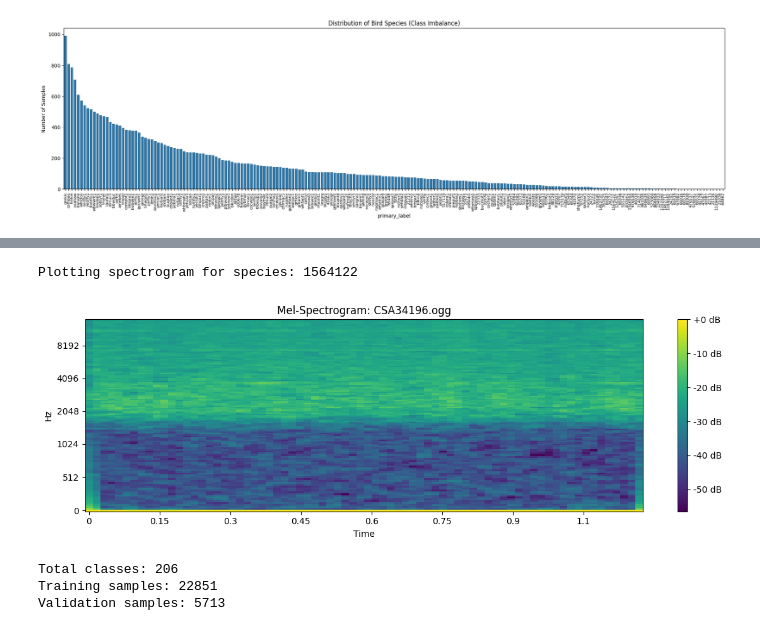
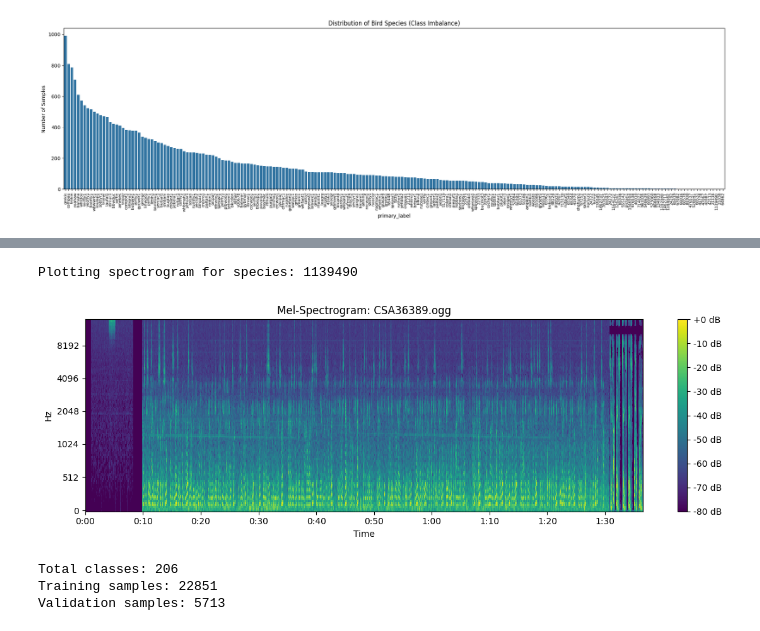
Before and after one commit to mahmuterensrc/GROUP21_CENG313, a Jupyter notebook: assignment1_eda_baseline.ipynb, the cells around one changed output, grey strips where cells are left out. Saved outputs shown, nothing was run; the diff lists cells and outputs as text; code cells hidden in the pictures.

Commit message:
EDA Analyize Coding and Visualization

```diff
--- a/assignment1_eda_baseline.ipynb
+++ b/assignment1_eda_baseline.ipynb
@@ -39,7 +108,7 @@ import seaborn as sns
 import os
 
 # Define file paths
-data_dir = 'data/birdclef-2025'
+data_dir = '/content/data'
 metadata_path = os.path.join(data_dir, 'train.csv')
 
 # Load and inspect metadata
@@ -62,17 +242,17 @@ Total number of unique species: 206
 # %%
 import os
-from src.data import plot_mel_spectrogram
+from drive.MyDrive.GROUP21_CENG313.src.data import plot_mel_spectrogram
 
 # Get a sample audio file path from the dataframe
-sample_row = df.iloc[45]
+sample_row = df.iloc[1]
 sample_audio_path = os.path.join(data_dir, 'train_audio', sample_row['filename'])
 
 # Call the function from src/data.py
 print(f"Plotting spectrogram for species: {sample_row['primary_label']}")
 plot_mel_spectrogram(sample_audio_path)
 # %% [output]
-Plotting spectrogram for species: 1564122
+Plotting spectrogram for species: 1139490
-[figure, old version]
+[figure, new version]
 # %%
 from sklearn.model_selection import train_test_split
 from sklearn.preprocessing import LabelEncoder
```
Also changed, not shown: parts of 9 cells of this notebook.
